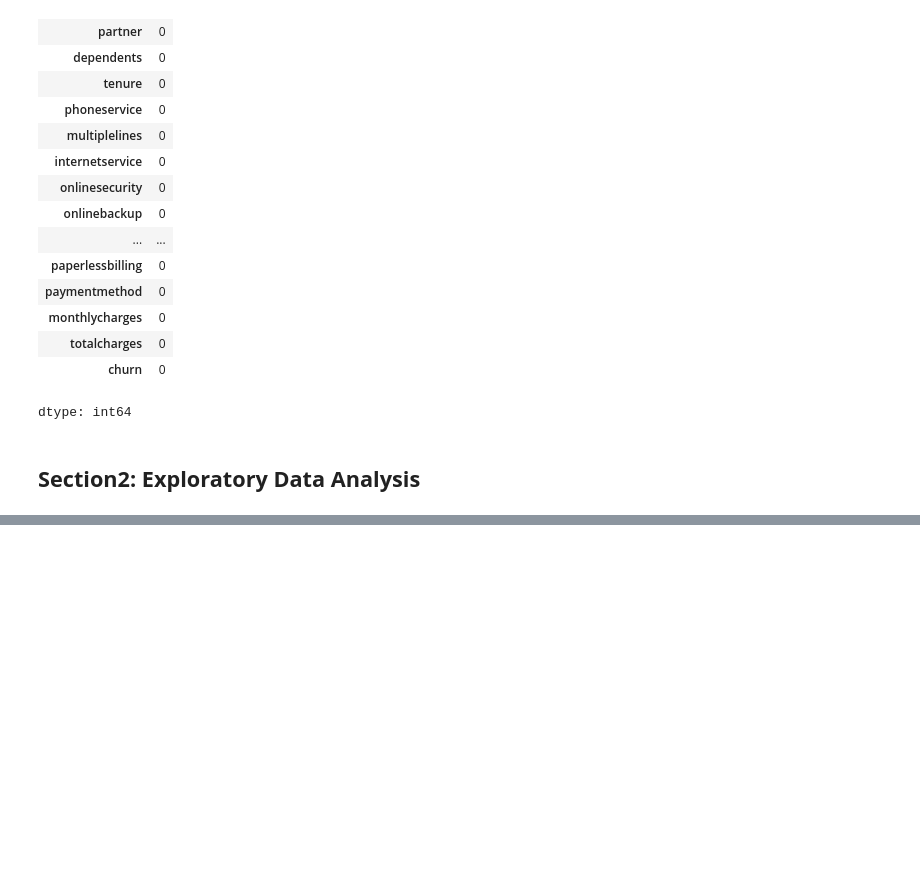
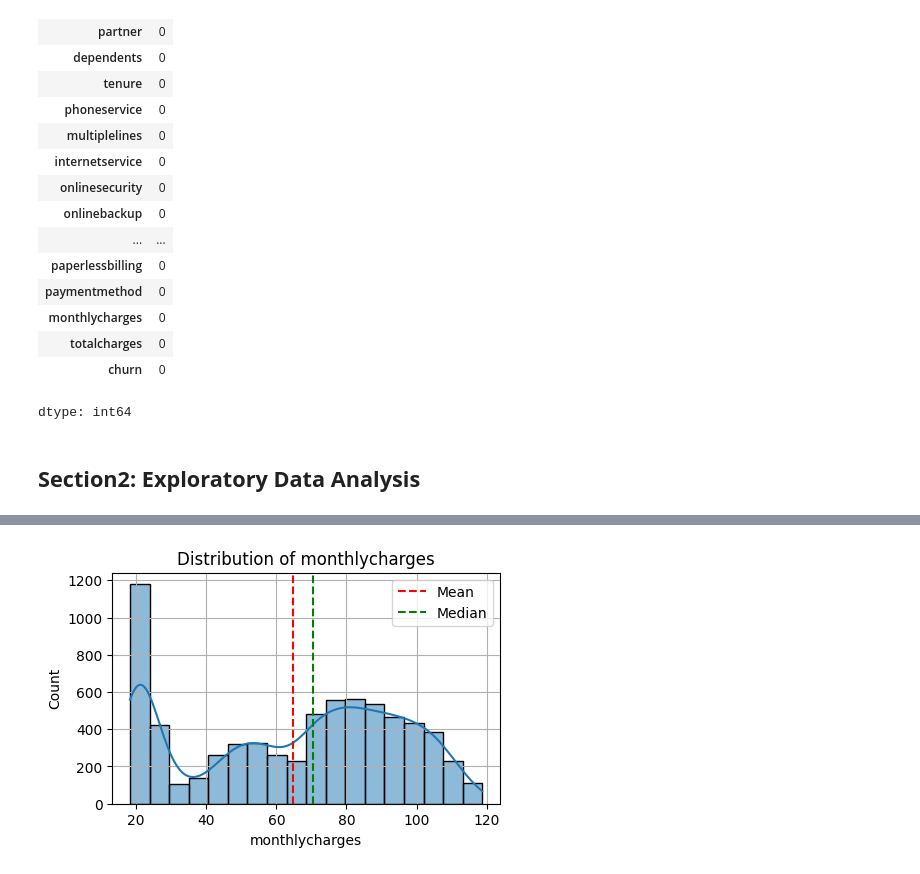
Before and after one commit to faris-alsherif/Customer-Churn-Prediction, a Jupyter notebook: Project_Customer_Churn_Prediction.ipynb, the cells around one changed output, grey strips where cells are left out. Saved outputs shown, nothing was run; the diff lists cells and outputs as text; code cells hidden in the pictures; blank space fills up the shorter version.

```diff
--- a/Project_Customer_Churn_Prediction.ipynb
+++ b/Project_Customer_Churn_Prediction.ipynb
@@ -360,0 +447,4 @@ dtype: int64
+# %%
+plot_histogram(df, "monthlycharges")
+# %% [output]
+[figure, added]
```
Also changed, not shown: parts of 11 cells of this notebook.
